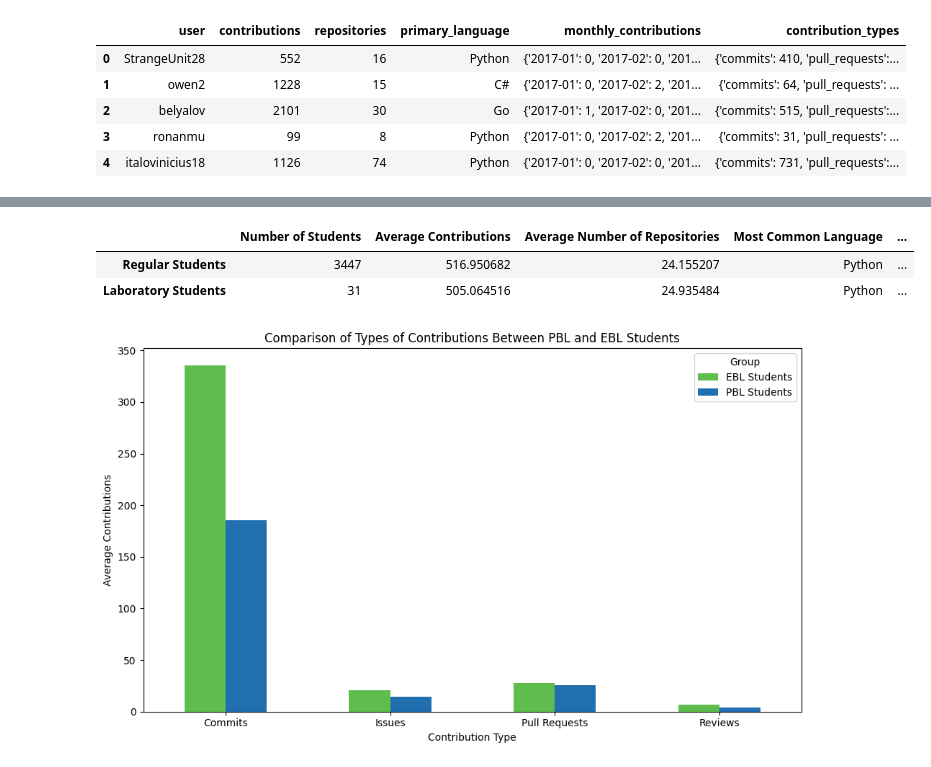
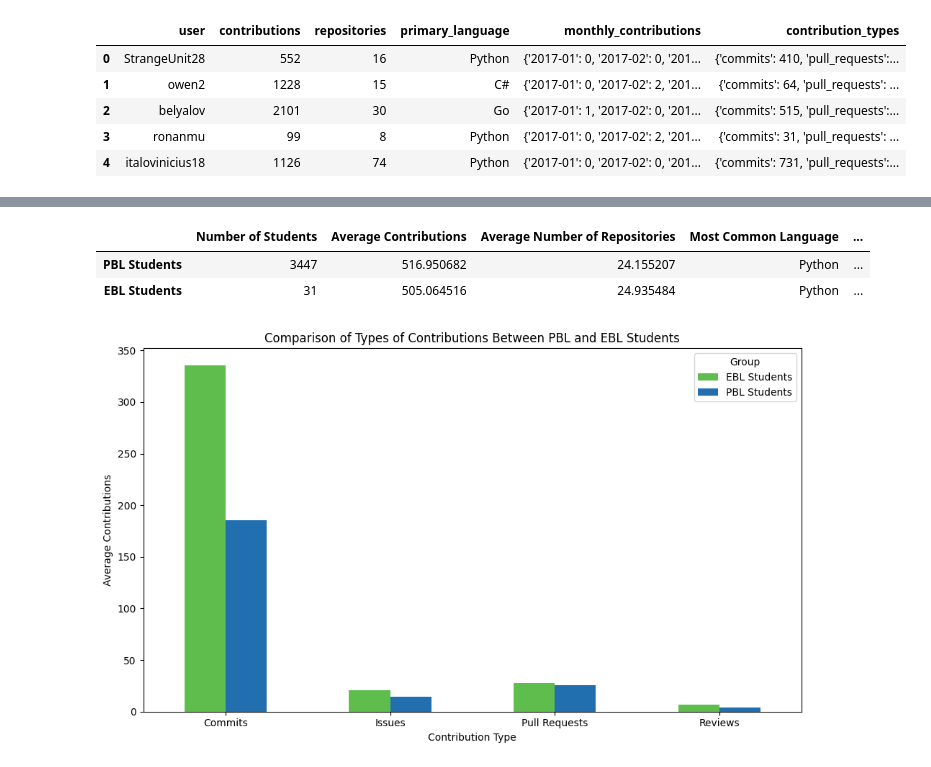
Before and after one commit to lappis-unb/EbL_Over_PbL, a Jupyter notebook: notebook/contributions_analysis.ipynb, the cells around one changed output, grey strips where cells are left out. Saved outputs shown, nothing was run; the diff lists cells and outputs as text; code cells hidden in the pictures.

```diff
--- a/notebook/contributions_analysis.ipynb
+++ b/notebook/contributions_analysis.ipynb
@@ -1,11 +6,8 @@
 # %%
-import pandas as pd
-import matplotlib.pyplot as plt
+ebl_data = pd.read_csv('../data/contributors_summary_ebl.csv')
+pbl_data = pd.read_csv('../data/contributors_summary_pbl.csv')
 
-lappis_data = pd.read_csv('../data/contributors_summary_lappis.csv')
-eps_data = pd.read_csv('../data/contributors_summary_eps_mds.csv')
-
-display(lappis_data.head(), eps_data.head())
+display(ebl_data.head(), pbl_data.head())
 # %% [output]
 |  | user | contributions | repositories | primary_language | monthly_contributions | contribution_types |
 | 0 | Victor-oss | 397 | 31 | Python | {'2017-01': 0, '2017-02': 0, '201... | {'commits': 258, 'pull_requests':... |
@@ -20,9 +22,6 @@ display(lappis_data.head(), eps_data.head())
 | 3 | ronanmu | 99 | 8 | Python | {'2017-01': 0, '2017-02': 2, '201... | {'commits': 31, 'pull_requests': ... |
 | 4 | italovinicius18 | 1126 | 74 | Python | {'2017-01': 0, '2017-02': 0, '201... | {'commits': 731, 'pull_requests':... |
 # %%
-import pandas as pd
-import json
-
 def safe_loads(s):
     try:
         return json.loads(s.replace("'", '"'))
@@ -53,9 +52,9 @@ def remove_specified_outliers(df, columns):
 
 columns_to_filter = ['contributions', 'repositories', 'commits', 'pull_requests', 'issues', 'reviews']
 
-eps_data = prepare_data(eps_data)
-lappis_data = prepare_data(lappis_data)
+pbl_data = prepare_data(pbl_data)
+ebl_data = prepare_data(ebl_data)
 
-eps_filtered = remove_specified_outliers(eps_data, columns_to_filter)
-lappis_filtered = remove_specified_outliers(lappis_data, columns_to_filter)
+pbl_filtered = remove_specified_outliers(pbl_data, columns_to_filter)
+ebl_filtered = remove_specified_outliers(ebl_data, columns_to_filter)
 # %%
@@ -134,7 +131,4 @@ display(stats_df)
 # %%
-import pandas as pd
-import json
-
 def safe_loads(s):
     try:
         return json.loads(s.replace("'", '"'))
@@ -153,40 +147,40 @@ def compute_extended_statistics(df):
     df['monthly_contributions'] = df['monthly_contributions'].apply(safe_loads)
     df['contribution_types'] = df['contribution_types'].apply(safe_loads)
 
     common_language = df['primary_language'].mode()[0]
     unique_languages = df['primary_language'].nunique()
 
     monthly_average = df['monthly_contributions'].apply(
         lambda x: sum(x.values()) / len(x) if len(x) > 0 else 0).mean()
 
     df_types = pd.DataFrame(list(df['contribution_types']))
     type_averages = df_types.mean().to_dict()
 
     stats = {
         'Most Common Language': common_language,
         'Number of Unique Languages': unique_languages,
         'Average Monthly Contributions': monthly_average,
         'Average Commits': type_averages.get('commits', 0),
         'Average Pull Requests': type_averages.get('pull_requests', 0),
         'Average Issues': type_averages.get('issues', 0),
         'Average Reviews': type_averages.get('reviews', 0)
     }
     return stats
 
-lappis_basic_stats = compute_statistics(lappis_filtered)
-eps_basic_stats = compute_statistics(eps_filtered)
+ebl_basic_stats = compute_statistics(ebl_filtered)
+pbl_basic_stats = compute_statistics(pbl_filtered)
 
-lappis_extended_stats = compute_extended_statistics(lappis_filtered)
-eps_extended_stats = compute_extended_statistics(eps_filtered)
+ebl_extended_stats = compute_extended_statistics(ebl_filtered)
+pbl_extended_stats = compute_extended_statistics(pbl_filtered)
 
-lappis_stats = {**lappis_basic_stats, **lappis_extended_stats}
-eps_stats = {**eps_basic_stats, **eps_extended_stats}
+ebl_stats = {**ebl_basic_stats, **ebl_extended_stats}
+pbl_stats = {**pbl_basic_stats, **pbl_extended_stats}
 
-stats_df = pd.DataFrame([eps_stats, lappis_stats], index=['Regular Students', 'Laboratory Students'])
+stats_df = pd.DataFrame([pbl_stats, ebl_stats], index=['PBL Students', 'EBL Students'])
 
 display(stats_df)
 # %% [output]
 |  | Number of Students | Average Contributions | Average Number of Repositories | Most Common Language | ... |
-| Regular Students | 3447 | 516.950682 | 24.155207 | Python | ... |
-| Laboratory Students | 31 | 505.064516 | 24.935484 | Python | ... |
+| PBL Students | 3447 | 516.950682 | 24.155207 | Python | ... |
+| EBL Students | 31 | 505.064516 | 24.935484 | Python | ... |
 # %%
```
Also changed, not shown: parts of 11 cells of this notebook.
